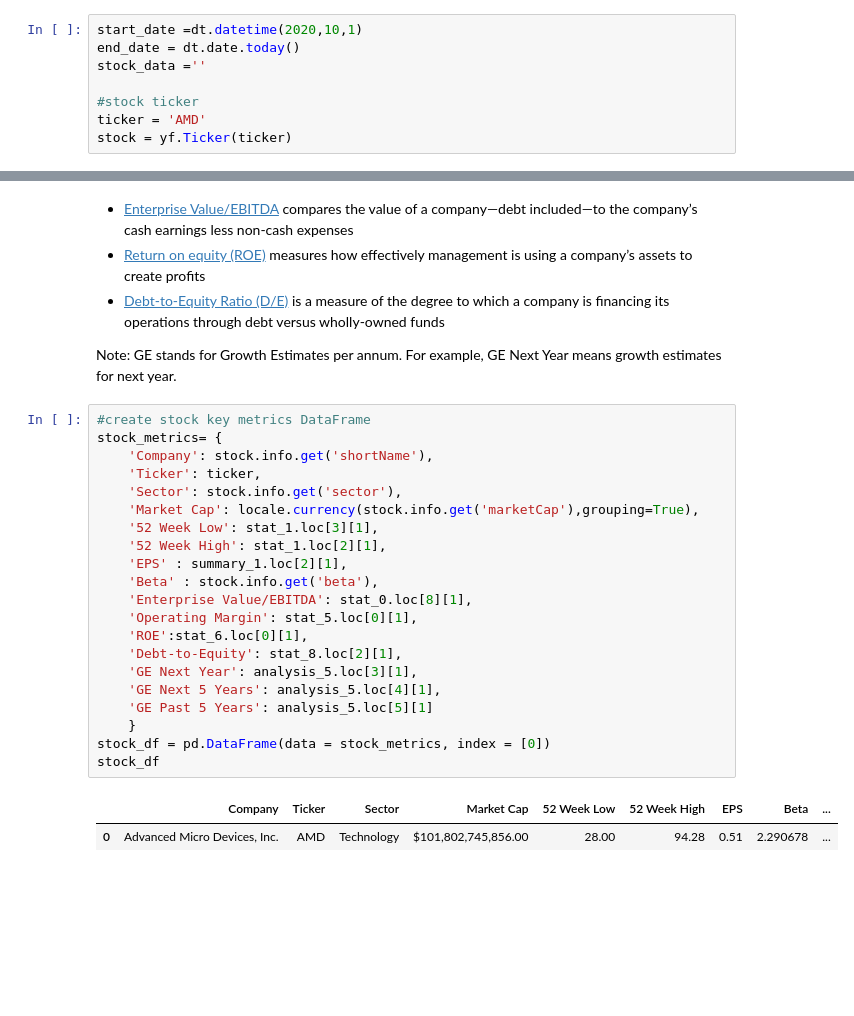
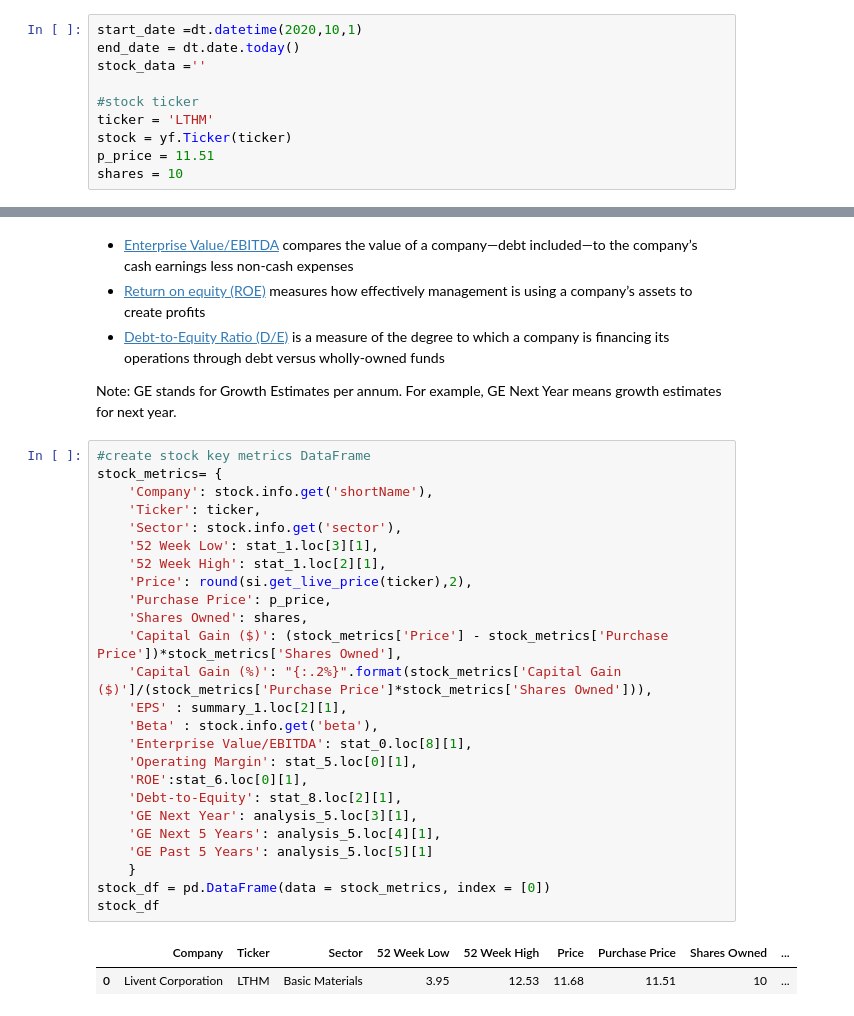
Before and after one commit to juwimana/Trading, a Jupyter notebook: Stock_Purchase_Valuation.ipynb, the cells around one changed output, grey strips where cells are left out. Saved outputs shown, nothing was run; the diff lists cells and outputs as text; blank space fills up the shorter version.

```diff
--- a/Stock_Purchase_Valuation.ipynb
+++ b/Stock_Purchase_Valuation.ipynb
@@ -28,8 +33,10 @@ end_date = dt.date.today()
 stock_data =''
 
 #stock ticker
-ticker = 'AMD'
+ticker = 'LTHM'
 stock = yf.Ticker(ticker)
+p_price = 11.51
+shares = 10
 # %%
 #general stock prices
 df_prices = yf.download(ticker,
@@ -266,24 +307,28 @@ Note: GE stands for Growth Estimates per annum. For example, GE Next Year means
 # %%
 #create stock key metrics DataFrame
 stock_metrics= {
     'Company': stock.info.get('shortName'),
     'Ticker': ticker,
     'Sector': stock.info.get('sector'),
-    'Market Cap': locale.currency(stock.info.get('marketCap'),grouping=True),
     '52 Week Low': stat_1.loc[3][1],
     '52 Week High': stat_1.loc[2][1],
+    'Price': round(si.get_live_price(ticker),2),
+    'Purchase Price': p_price,
+    'Shares Owned': shares,
+    'Capital Gain ($)': (stock_metrics['Price'] - stock_metrics['Purchase Price'])*stock_metrics['Shares Owned'],
+    'Capital Gain (%)': "{:.2%}".format(stock_metrics['Capital Gain ($)']/(stock_metrics['Purchase Price']*stock_metrics['Shares Owned'])),
     'EPS' : summary_1.loc[2][1],
     'Beta' : stock.info.get('beta'),
     'Enterprise Value/EBITDA': stat_0.loc[8][1],
     'Operating Margin': stat_5.loc[0][1],
     'ROE':stat_6.loc[0][1],
     'Debt-to-Equity': stat_8.loc[2][1],
     'GE Next Year': analysis_5.loc[3][1],
     'GE Next 5 Years': analysis_5.loc[4][1],
     'GE Past 5 Years': analysis_5.loc[5][1]
     }
 stock_df = pd.DataFrame(data = stock_metrics, index = [0])
 stock_df
 # %% [output]
-|  | Company | Ticker | Sector | Market Cap | 52 Week Low | 52 Week High | EPS | Beta | ... |
-| 0 | Advanced Micro Devices, Inc. | AMD | Technology | $101,802,745,856.00 | 28.00 | 94.28 | 0.51 | 2.290678 | ... |
+|  | Company | Ticker | Sector | 52 Week Low | 52 Week High | Price | Purchase Price | Shares Owned | ... |
+| 0 | Livent Corporation | LTHM | Basic Materials | 3.95 | 12.53 | 11.68 | 11.51 | 10 | ... |
```
Also changed, not shown: parts of 19 cells of this notebook.
